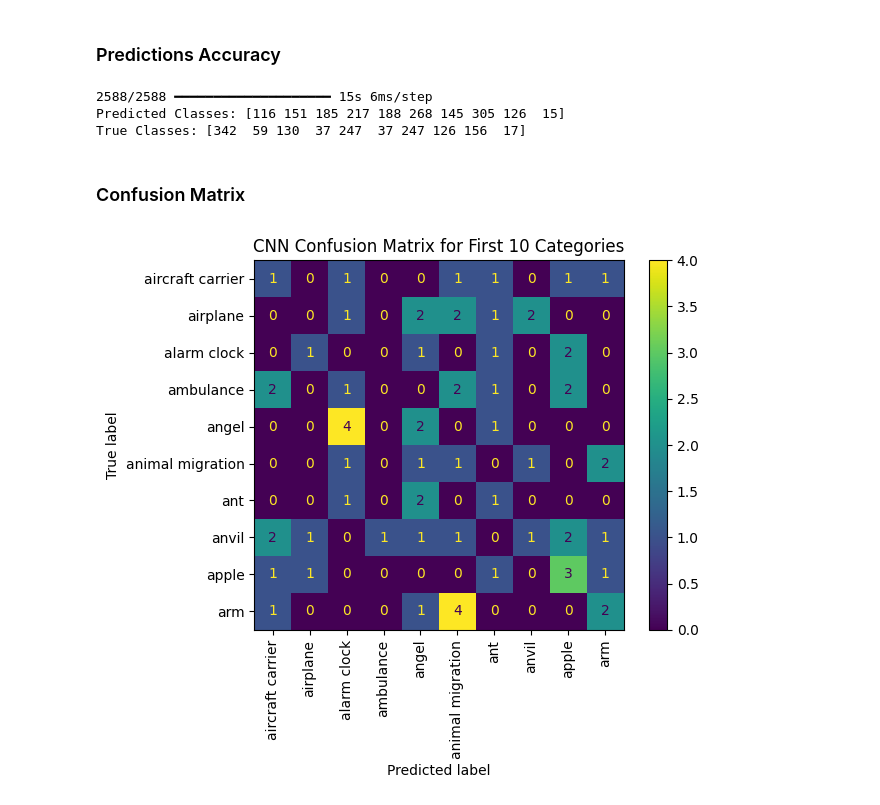
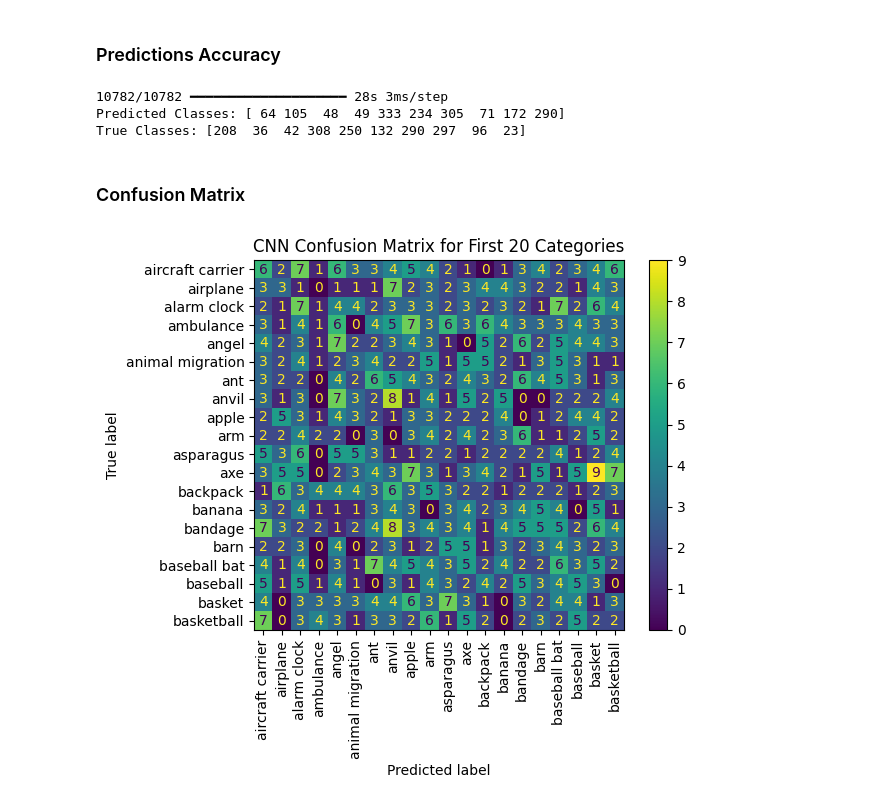
Before and after one commit to AlvajoyAsante/QuickDraw_CNN_SVM, a Jupyter notebook: cnn_training_analysis.ipynb, the cells around one changed output. Cells and saved outputs as stored; diff of their text form; code cells hidden in the pictures.

```diff
--- a/cnn_training_analysis.ipynb
+++ b/cnn_training_analysis.ipynb
@@ -121,8 +130,4 @@ display_sample_images(DATASET_PATH, QuickDrawData().drawing_names[:10])
 # %%
-BATCH_SIZE = 32
-INPUT_SHAPE = (28, 28, 1)
-NUM_CLASSES = 345
-
 # creating a training dataset
 train_ds = image_dataset_from_directory(
     "dataset",
@@ -154,11 +159,11 @@ model = Sequential([
     BatchNormalization(),
 
     Conv2D(20, kernel_size=(3, 3), padding="same", activation="relu"),
-    BatchNormalization(),
     MaxPooling2D(pool_size=(2, 2)),
+
     Conv2D(30, kernel_size=(3, 3), padding="same", activation="relu"),
-    BatchNormalization(),
     MaxPooling2D(pool_size=(2, 2)),
+
     Conv2D(40, kernel_size=(3, 3), padding="same", activation="relu"),
     BatchNormalization(),
     MaxPooling2D(pool_size=(2, 2)),
@@ -214,7 +219,7 @@ Model: "sequential_4"
 # %% [markdown]
 ## Training CNN Model
 # %%
-EPOCHS = 32
+EPOCHS = 120
 BATCH_SIZE = 50
 PATIENCE = 5
 
@@ -342,23 +331,23 @@ true_classes = np.concatenate([y.numpy() for x, y in val_ds])
 print("Predicted Classes:", predicted_classes[:10])
 print("True Classes:", true_classes[:10])
 # %% [output]
-2588/2588 ━━━━━━━━━━━━━━━━━━━━ 15s 6ms/step
-Predicted Classes: [116 151 185 217 188 268 145 305 126  15]
-True Classes: [342  59 130  37 247  37 247 126 156  17]
+10782/10782 ━━━━━━━━━━━━━━━━━━━━ 28s 3ms/step
+Predicted Classes: [ 64 105  48  49 333 234 305  71 172 290]
+True Classes: [208  36  42 308 250 132 290 297  96  23]
 # %% [markdown]
 ### Confusion Matrix
 # %%
 import numpy as np
 from sklearn.metrics import confusion_matrix, ConfusionMatrixDisplay
 
 cm = confusion_matrix(true_classes, predicted_classes)
 
-categories_to_display = 10
+categories_to_display = 20
 cm_subset = cm[:categories_to_display, :categories_to_display]
 
 disp = ConfusionMatrixDisplay(confusion_matrix=cm_subset, display_labels=[QuickDrawData().drawing_names[i] for i in range(categories_to_display)])
-disp.plot(cmap='viridis', xticks_rotation='vertical')
+disp.plot(xticks_rotation='vertical')
 plt.title(f"CNN Confusion Matrix for First {categories_to_display} Categories")
 plt.show()
 # %% [output]
-[figure, old version]
+[figure, new version]
```
Also changed, not shown: parts of 9 cells of this notebook.
